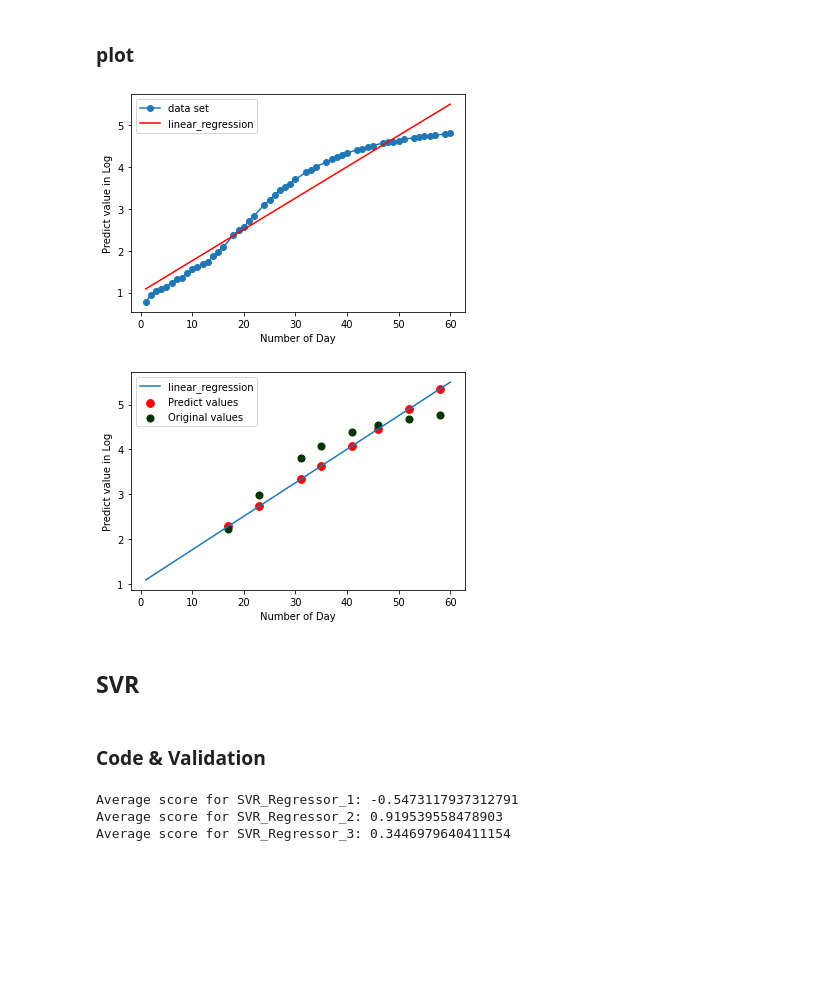
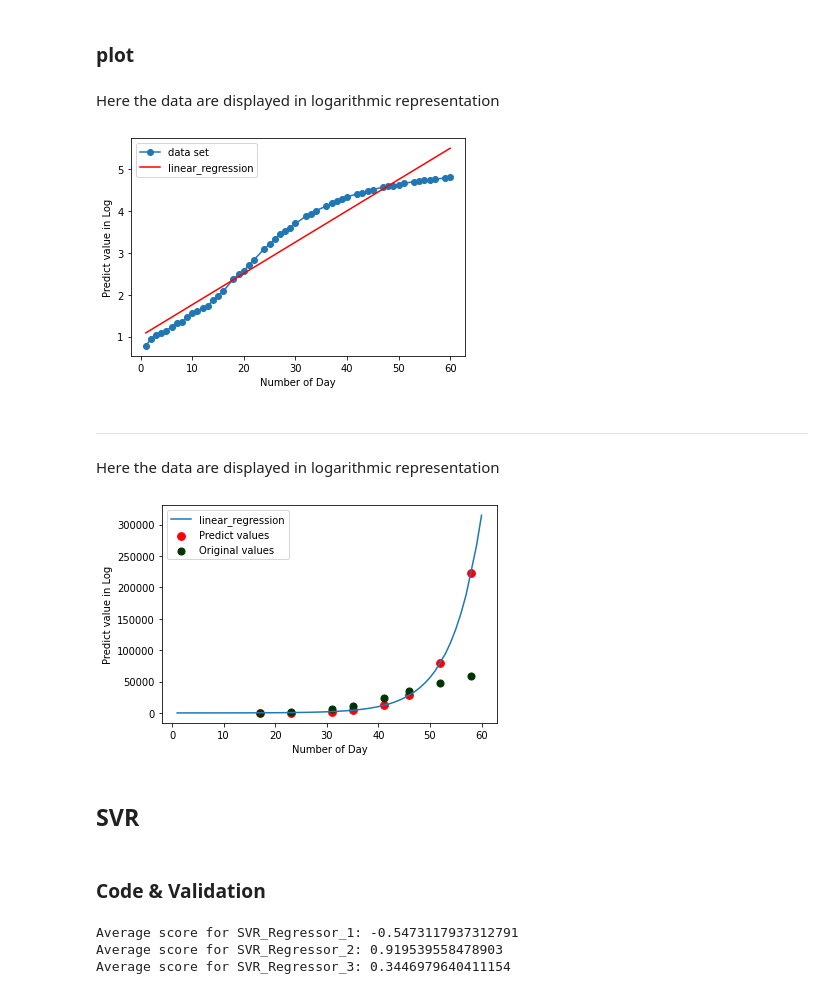
Before and after one commit to AbedMHroub/Corona-virus-COVID19-predictions-project, a Jupyter notebook: ML_PROJECT_COVID19.ipynb, the cells around one changed output. Cells and saved outputs as stored; diff of their text form; code cells hidden in the pictures; blank space fills up the shorter version.

```diff
--- a/ML_PROJECT_COVID19.ipynb
+++ b/ML_PROJECT_COVID19.ipynb
@@ -393,0 +403,4 @@ plt.show()
+# %%
+path2='https://raw.githubusercontent.com/AbedMHroub/Corona-virus-COVID19-predictions-project/master/dataset/Deaths_us.csv'
+ds_death = pd.read_csv(path2, index_col=0)
+ds_death.head(10)
@@ -442,7 +431,7 @@ y_death , y_test_deaths
 from sklearn.linear_model import LinearRegression
 linear_regression=LinearRegression()
 
-yy=np.log10(y_death)
+y_log_D = np.log10(y_death)
 
 scores = []
 ######################################################################################################################
@@ -450,10 +439,10 @@ Linear_Regression = LinearRegression()
 ######################################################################################################################
 cv = KFold(n_splits=10, random_state=1, shuffle=True)
 for train_index, test_index in cv.split(x_death):
-    X_train_D, X_test_D, y_train_D, y_test_D ,yy_train_D, yy_test_D= x_death[train_index], x_death[test_index], y_death[train_index], y_death[test_index], yy[train_index], yy[test_index]
+    X_train_D, X_test_D, y_log_train_D, y_log_test_D= x_death[train_index], x_death[test_index], y_log_D[train_index], y_log_D[test_index]
 
-    Linear_Regression.fit(X_train_D.values.reshape(-1,1), yy_train_D)
-    scores.append(Linear_Regression.score(X_test_D.values.reshape(-1,1), yy_test_D))
+    Linear_Regression.fit(X_train_D.values.reshape(-1,1), y_log_train_D)
+    scores.append(Linear_Regression.score(X_test_D.values.reshape(-1,1), y_log_test_D))
 
 print("Average score for Linear Regression:",sum(scores)/10)
 # %% [output]
@@ -472,7 +454,7 @@ No handles with labels found to put in legend.
 # %%
-Linear_Regression.fit(x_death.values.reshape(-1,1), yy)
+Linear_Regression.fit(x_death.values.reshape(-1,1), y_log_D)
 y_test_deaths_log=np.log10(y_test_deaths)
 evaluation_4 =Linear_Regression.predict(x_test_deaths.values.reshape(-1,1))
 score=Linear_Regression.score(x_test_deaths.values.reshape(-1,1), y_test_deaths_log)
-score
+print("Final Evaluation Score for Linear Regression :",score)
 # %% [output]
@@ -494,28 +476,39 @@ day [65] = 744587
 day [67] = 1050462
 # %% [markdown]
 ### plot
+# %% [markdown]
+Here the data are displayed in logarithmic representation
+# %%
+predicted4 =(Linear_Regression.predict(x_death.values.reshape(-1,1)))
+plt.plot(x_death, y_log_D, 'o-',label='data set')
+plt.plot(x_death, predicted4,c='#ff0000',label='linear_regression')
+plt.legend()
+plt.xlabel('Number of Day')
+plt.ylabel('Predict value in Log')
+plt.show()
+# %% [output]
+[figure, added]
+# %% [markdown]
+
+
+---
+
+
+Here the data are displayed in logarithmic representation
 # %%
-predicted4 = Linear_Regression.predict(x_death.values.reshape(-1,1))
-plt.plot(x_death, yy, 'o-',label='data set')
-plt.plot(x_death, predicted4,c='#ff0000',label='linear_regression')
+plt.plot(x_death[:58], 10**(predicted4[:58]),label='linear_regression')
+plt.scatter(x_test_deaths, 10**evaluation_4 ,s=60, c='#ff0000',label='Predict values')
+plt.scatter(x_test_deaths, y_test_deaths ,s=50, c='#003300',label='Original values')
 plt.legend()
 plt.xlabel('Number of Day')
 plt.ylabel('Predict value in Log')
 plt.show()
-plt.plot(x_death, predicted4,label='linear_regression')
-plt.scatter(x_test_deaths, evaluation_4 ,s=60, c='#ff0000',label='Predict values')
-plt.scatter(x_test_deaths, y_test_deaths_log ,s=50, c='#003300',label='Original values')
-plt.legend()
-plt.xlabel('Number of Day')
-plt.ylabel('Predict value in Log')
-plt.show()
 # %% [output]
-[figure, old version]
+[figure, new version]
-[figure, removed]
 # %% [markdown]
-## SVR
+## **SVR**
 # %% [markdown]
-### **Code & Validation**
+### Code & Validation
 # %%
 from sklearn.svm import SVR
 
```
Also changed, not shown: parts of 71 cells of this notebook.
